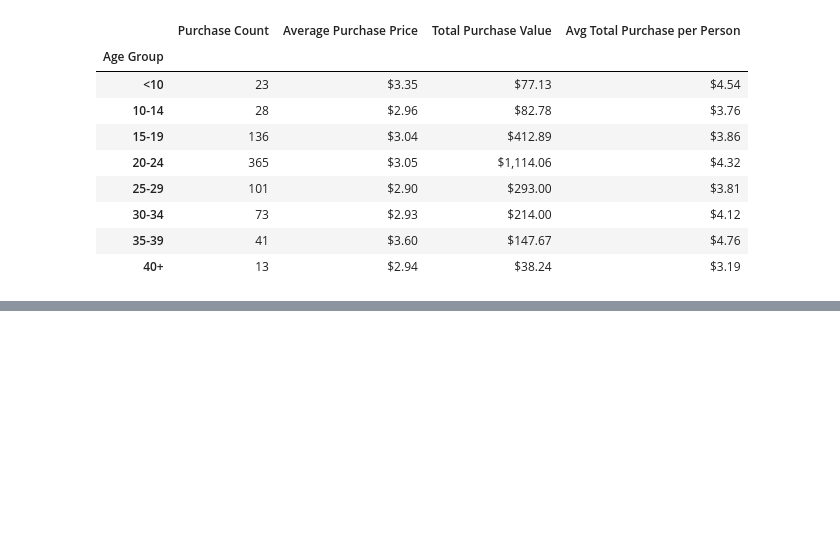
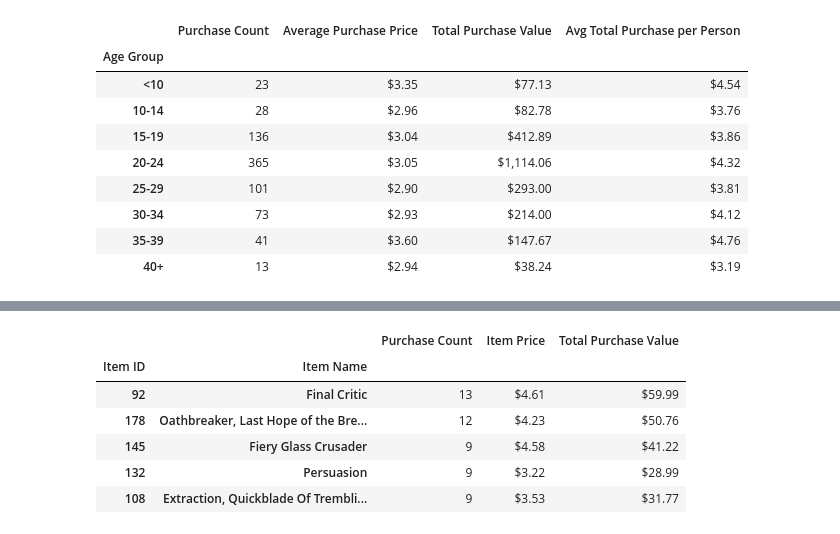
Before and after one commit to mpagerit/pandas-challenge, a Jupyter notebook: HeroesOfPymoli/HeroesOfPymoli.ipynb, the cells around one changed output, grey strips where cells are left out. Drawn from its saved outputs; the diff is of its cells as text; code cells hidden in the pictures; blank space fills up the shorter version.

```diff
--- a/HeroesOfPymoli/HeroesOfPymoli.ipynb
+++ b/HeroesOfPymoli/HeroesOfPymoli.ipynb
@@ -233,0 +240,30 @@ See the caveats in the documentation: https://pandas.pydata.org/pandas-docs/stab
+# %%
+#Most Popular Items
+#group by Item ID and Item Name, keeping the Item Price column
+item_df = purchase_data.groupby(['Item ID', 'Item Name']).agg({'SN': 'count', 'Price':'sum'})
+
+#rename columns to match new values
+item_df = item_df.rename(columns = {'SN': 'Purchase Count', 'Price': 'Total Purchase Value'})
+
+
+#create the Item Price Row, then put the rows in order
+item_df['Item Price'] = item_df['Total Purchase Value'] / popular_df['Purchase Count']
+item_df = item_df[['Purchase Count', 'Item Price', 'Total Purchase Value']]
+
+#sort by the total purchase value to find the most profitable item
+popular_df = item_df.sort_values(by=['Purchase Count'], ascending=False)
+
+#format the data
+popular_df['Total Purchase Value'] = popular_df['Total Purchase Value'].astype(float).map("${:,.2f}".format)
+popular_df['Item Price'] = popular_df['Item Price'].astype(float).map("${:,.2f}".format)
+
+#print the top 5 most profitable items
+popular_df.head()
+# %% [output]
+|  |  | Purchase Count | Item Price | Total Purchase Value |
+| Item ID | Item Name |  |  |  |
+| 92 | Final Critic | 13 | $4.61 | $59.99 |
+| 178 | Oathbreaker, Last Hope of the Bre... | 12 | $4.23 | $50.76 |
+| 145 | Fiery Glass Crusader | 9 | $4.58 | $41.22 |
+| 132 | Persuasion | 9 | $3.22 | $28.99 |
+| 108 | Extraction, Quickblade Of Trembli... | 9 | $3.53 | $31.77 |
```
Also changed, not shown: parts of 4 cells of this notebook.
